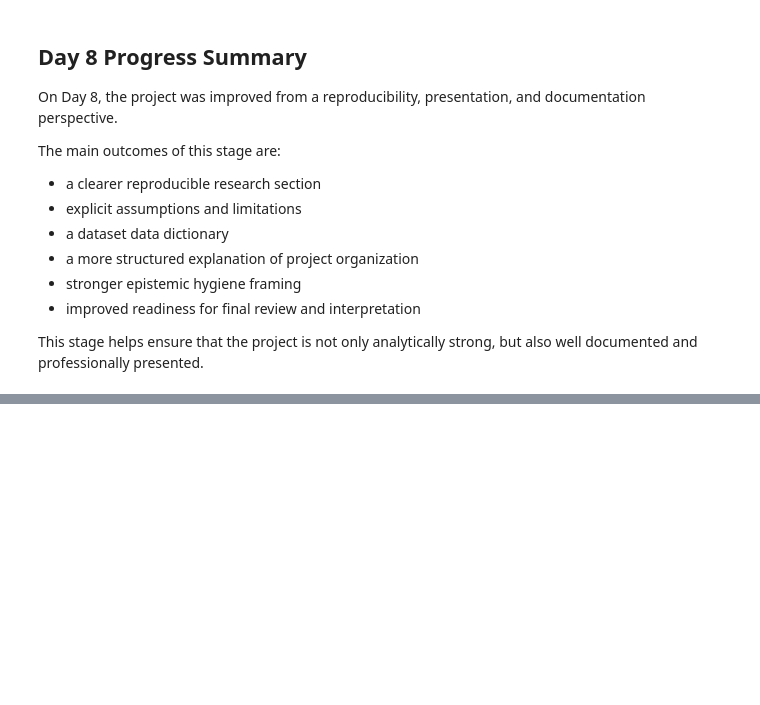
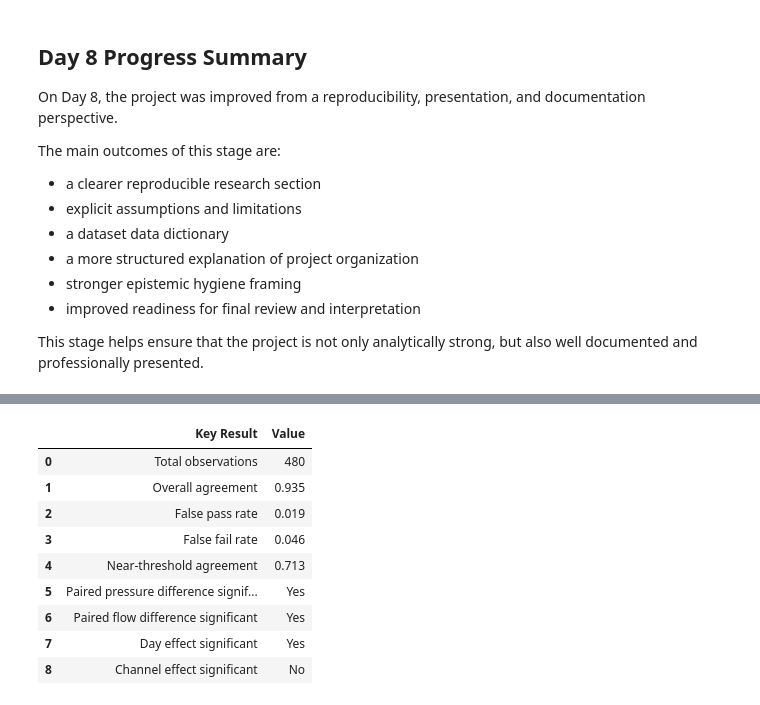
Before and after one commit to simonsvp/EOL-Measurement-System-Analysis-with-ANOVA-and-Decision-Risk, a Jupyter notebook: measurement_system_analysis.ipynb, the cells around one changed output, grey strips where cells are left out. Cells and saved outputs as stored; diff of their text form; code cells hidden in the pictures; blank space fills up the shorter version.

```diff
--- a/measurement_system_analysis.ipynb
+++ b/measurement_system_analysis.ipynb
@@ -2178,0 +2315,38 @@ This stage helps ensure that the project is not only analytically strong, but al
+# %%
+final_summary = pd.DataFrame({
+    "Key Result": [
+        "Total observations",
+        "Overall agreement",
+        "False pass rate",
+        "False fail rate",
+        "Near-threshold agreement",
+        "Paired pressure difference significant",
+        "Paired flow difference significant",
+        "Day effect significant",
+        "Channel effect significant"
+    ],
+    "Value": [
+        480,
+        0.935,
+        0.019,
+        0.046,
+        0.713,
+        "Yes",
+        "Yes",
+        "Yes",
+        "No"
+    ]
+})
+
+final_summary
+# %% [output]
+|  | Key Result | Value |
+| 0 | Total observations | 480 |
+| 1 | Overall agreement | 0.935 |
+| 2 | False pass rate | 0.019 |
+| 3 | False fail rate | 0.046 |
+| 4 | Near-threshold agreement | 0.713 |
+| 5 | Paired pressure difference signif... | Yes |
+| 6 | Paired flow difference significant | Yes |
+| 7 | Day effect significant | Yes |
+| 8 | Channel effect significant | No |
```
Also changed, not shown: parts of 16 cells of this notebook.
